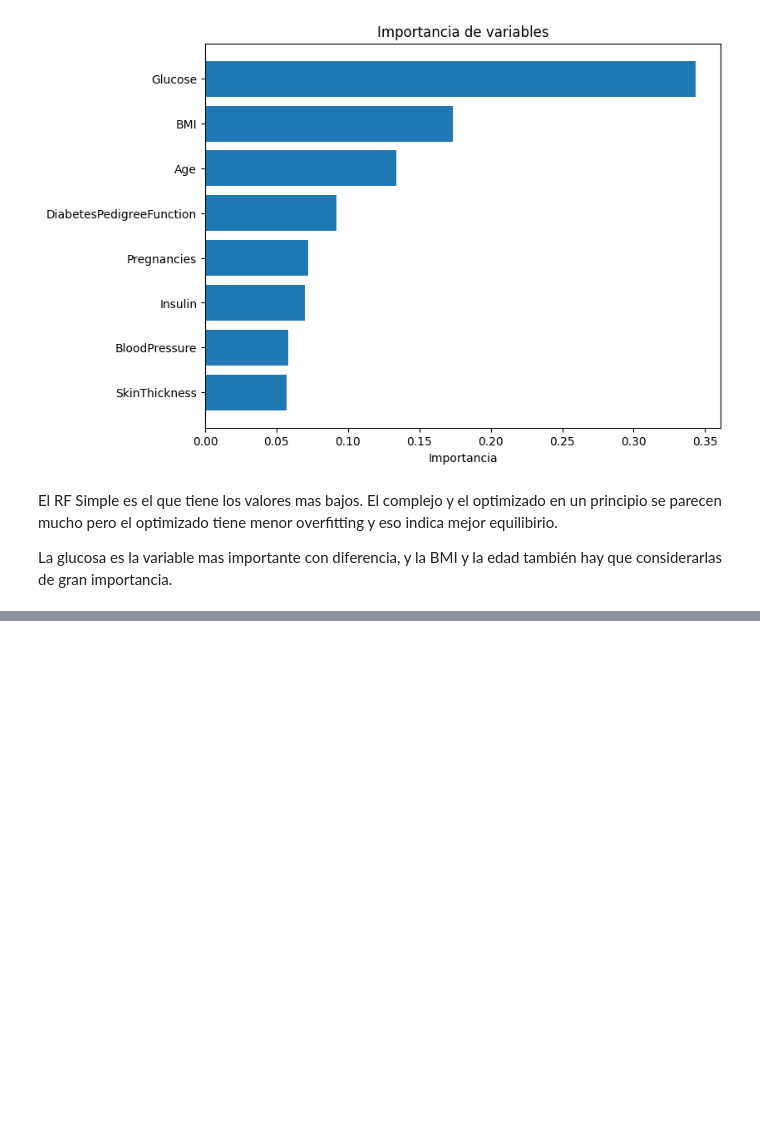
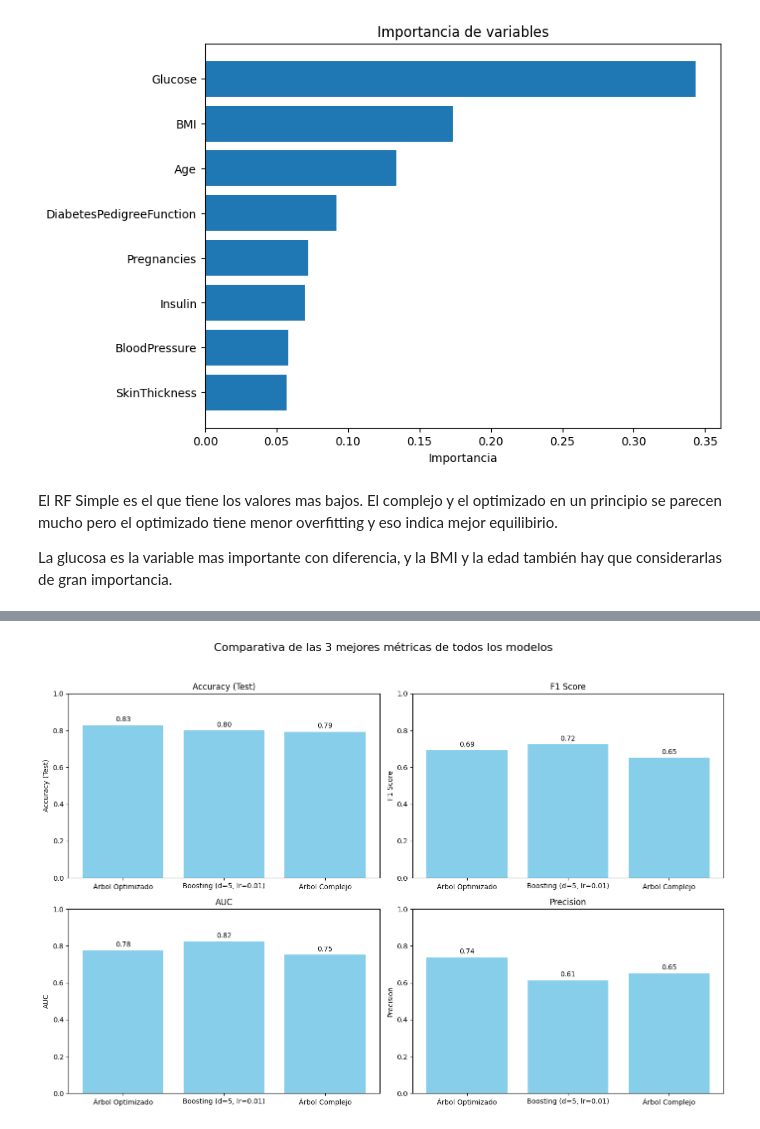
Before and after one commit to 4GeeksAcademy/esanchez_boosting, a Jupyter notebook: src/explore.ipynb, the cells around one changed output, grey strips where cells are left out. Saved outputs shown, nothing was run; the diff lists cells and outputs as text; code cells hidden in the pictures; blank space fills up the shorter version.

```diff
--- a/src/explore.ipynb
+++ b/src/explore.ipynb
@@ -549,0 +737,13 @@ La glucosa es la variable mas importante con diferencia, y la BMI y la edad tamb
+# %%
+#DEFINIMOS TODAS LAS PREDICCCIONES PARA HACER LA TABLA
+predicciones_dict = {
+    'Árbol Simple': (train_pred_simple, test_pred_simple),
+    'Árbol Complejo': (train_pred_complex, test_pred_complex),
+    'Árbol Optimizado': (train_pred_best, test_pred_best),
+    'RF Simple': (rf_train_pred_simple, rf_test_pred_simple),
+    'RF Complejo': (rf_train_pred_complex, rf_test_pred_complex),
+    'RF Optimizado': (y_train_pred_best, y_test_pred_best),
+    'Boosting (d=5, lr=0.01)': (train_pred_best_boost, test_pred_best_boost)
+}
+df_todos = comparar_todos_los_modelos(y_train, y_test, predicciones_dict)
+print(df_todos)
@@ -549,0 +768,18 @@ La glucosa es la variable mas importante con diferencia, y la BMI y la edad tamb
+# %%
+#hacemos un subplot de los 3 mejores resultados
+top4 = df_todos.sort_values(by='Accuracy (Test)', ascending=False).head(3)
+metricas = ['Accuracy (Test)', 'F1 Score', 'AUC', 'Precision']
+fig, axs = plt.subplots(2, 2, figsize=(14, 10))
+axs = axs.flatten()
+for i, metrica in enumerate(metricas):
+    axs[i].bar(top4.index, top4[metrica], color='skyblue')
+    axs[i].set_title(metrica)
+    axs[i].set_ylim(0, 1)
+    axs[i].set_ylabel(metrica)
+    for j, val in enumerate(top4[metrica]):
+        axs[i].text(j, val + 0.02, f'{val:.2f}', ha='center', fontsize=10)
+plt.suptitle('Comparativa de las 3 mejores métricas de todos los modelos', fontsize=16)
+plt.tight_layout(rect=[0, 0.03, 1, 0.95])
+plt.show()
+# %% [output]
+[figure, added]
```
Also changed, not shown: parts of 13 cells of this notebook.
